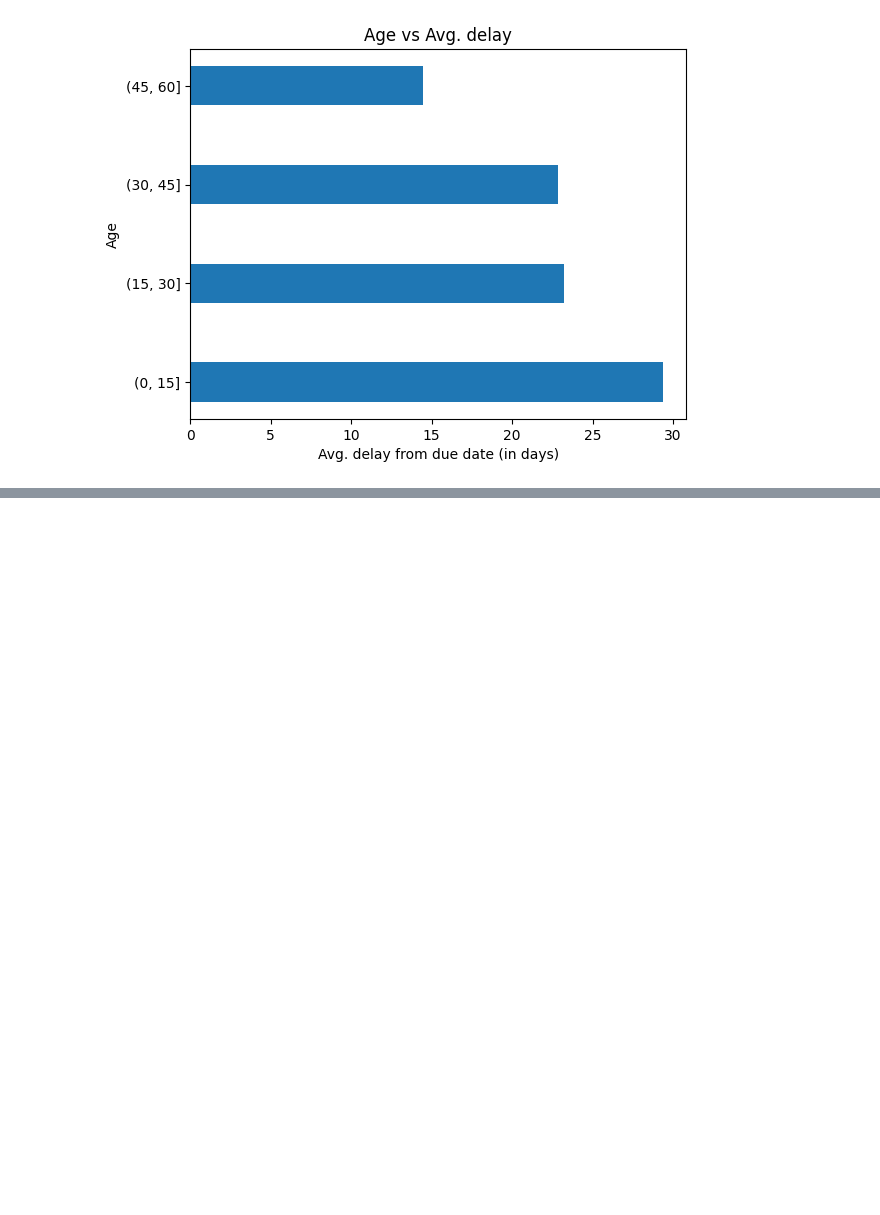
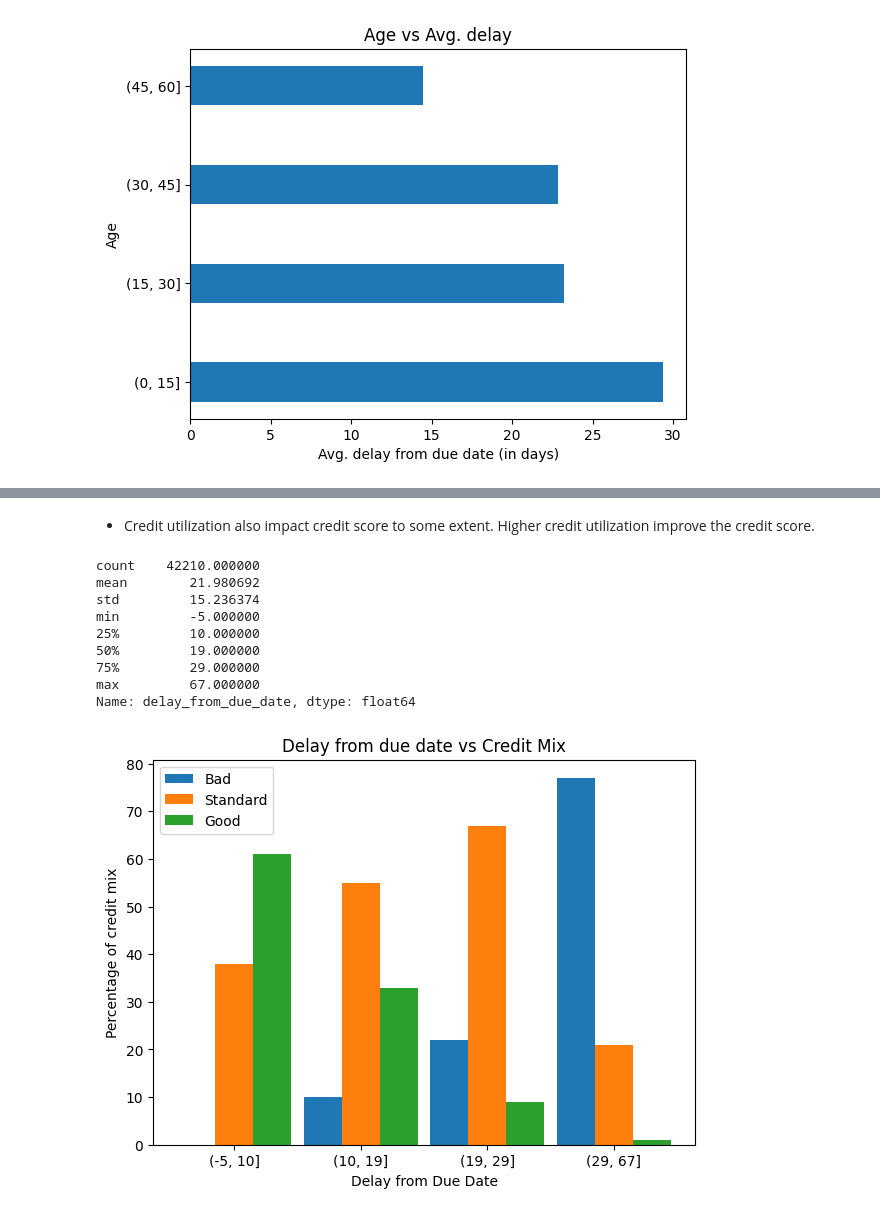
Before and after one commit to VarshaMenani/Bank_user_dataset_EDA, a Jupyter notebook: bank_user_dataset.ipynb, the cells around one changed output, grey strips where cells are left out. Saved outputs shown, nothing was run; the diff lists cells and outputs as text; code cells hidden in the pictures; blank space fills up the shorter version.

```diff
--- a/bank_user_dataset.ipynb
+++ b/bank_user_dataset.ipynb
@@ -555,0 +667,34 @@ plt.show()
+# %% [markdown]
+* Credit utilization also impact credit score to some extent. Higher credit utilization improve the credit score.
+# %%
+print(bank_df['delay_from_due_date'].describe())
+bins = [-5,10,19,29,67]
+
+df = pivot_df(bank_df.copy(), 'delay_from_due_date', 'credit_mix', bins)
+df.head()
+
+# show plot
+X_axis = np.arange(df.shape[0])
+
+plt.figure(figsize=(7,5))
+plt.bar(X_axis - 0.3, df['Bad'], 0.3, label = 'Bad')
+plt.bar(X_axis, df['Standard'], 0.3, label = 'Standard')
+plt.bar(X_axis + 0.3, df['Good'], 0.3, label = 'Good')
+
+plt.xticks(X_axis, df['delay_from_due_date'])
+plt.xlabel("Delay from Due Date")
+plt.ylabel("Percentage of credit mix")
+plt.title("Delay from due date vs Credit Mix")
+plt.legend()
+plt.show()
+# %% [output]
+count    42210.000000
+mean        21.980692
+std         15.236374
+min         -5.000000
+25%         10.000000
+50%         19.000000
+75%         29.000000
+max         67.000000
+Name: delay_from_due_date, dtype: float64
+[figure, added]
```
Also changed, not shown: parts of 37 cells of this notebook.
